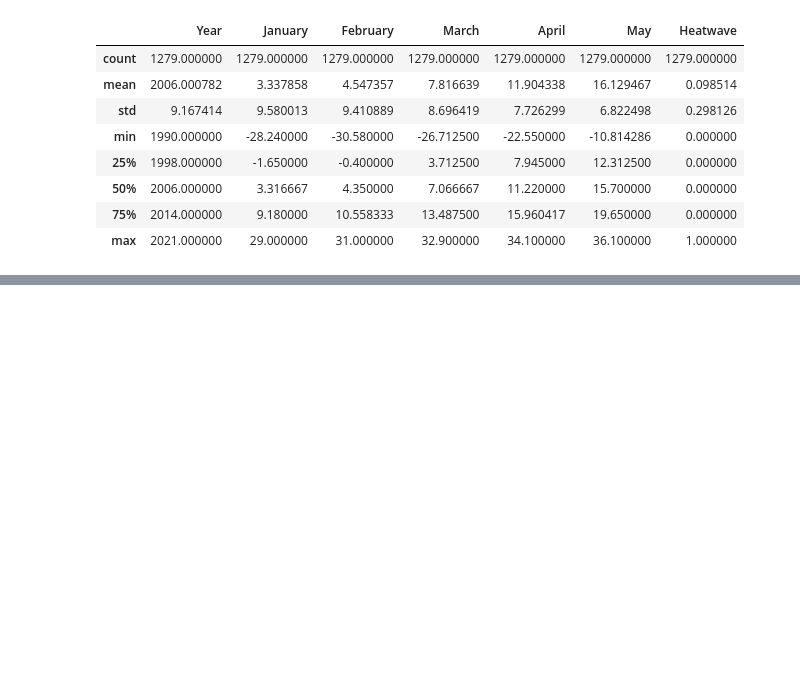
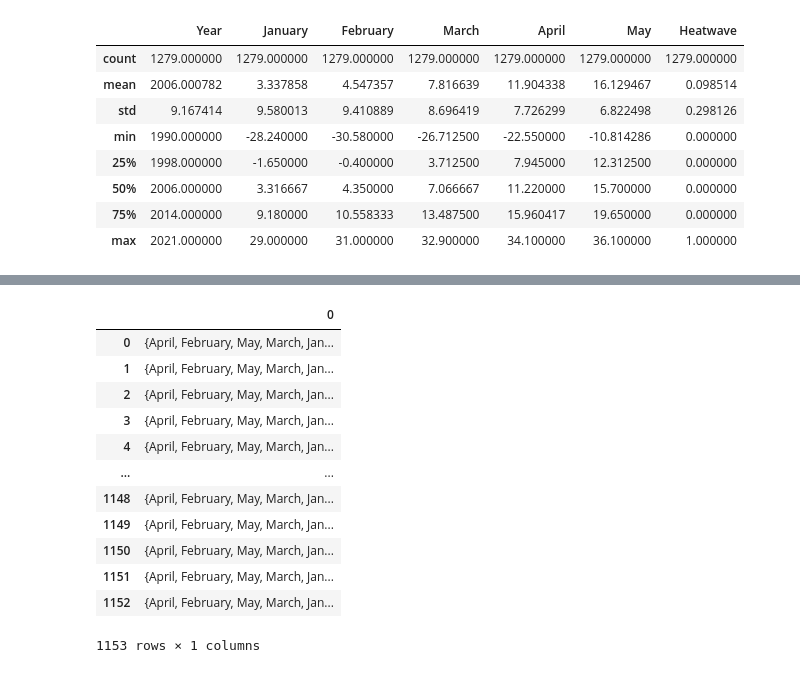
Before and after one commit to Themaoyc/MDA, a Jupyter notebook: Script/Predeict heatwaves.ipynb, the cells around one changed output, grey strips where cells are left out. Saved outputs shown, nothing was run; the diff lists cells and outputs as text; code cells hidden in the pictures; blank space fills up the shorter version.

```diff
--- a/Script/Predeict heatwaves.ipynb
+++ b/Script/Predeict heatwaves.ipynb
@@ -56,0 +130,16 @@ heatmap=sns.heatmap(df[['Year', 'Country', 'January','February','March','April',
+# %%
+xdata0
+# %% [output]
+|  | 0 |
+| 0 | {April, February, May, March, Jan... |
+| 1 | {April, February, May, March, Jan... |
+| 2 | {April, February, May, March, Jan... |
+| 3 | {April, February, May, March, Jan... |
+| 4 | {April, February, May, March, Jan... |
+| ... | ... |
+| 1148 | {April, February, May, March, Jan... |
+| 1149 | {April, February, May, March, Jan... |
+| 1150 | {April, February, May, March, Jan... |
+| 1151 | {April, February, May, March, Jan... |
+| 1152 | {April, February, May, March, Jan... |
+1153 rows × 1 columns
```
Also changed, not shown: parts of 16 cells of this notebook.
